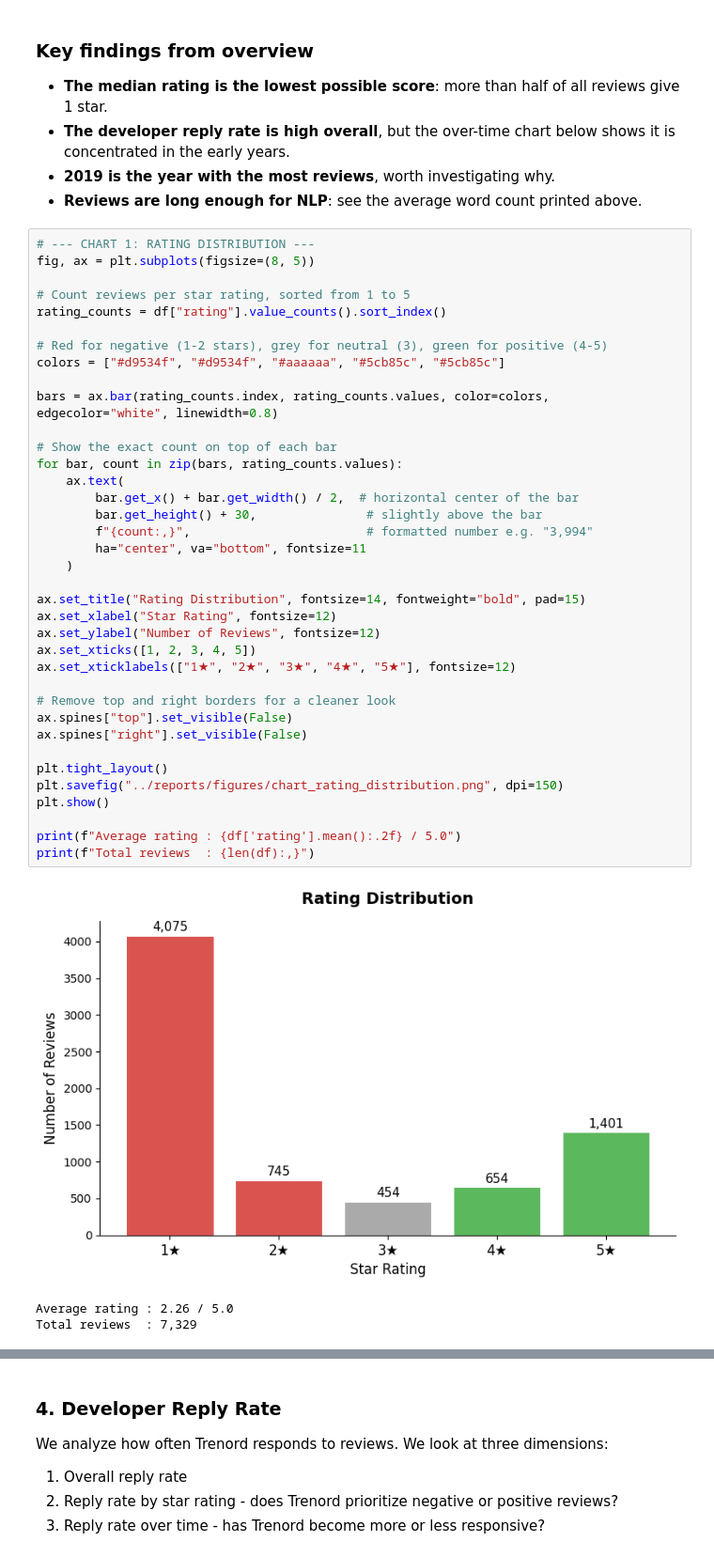
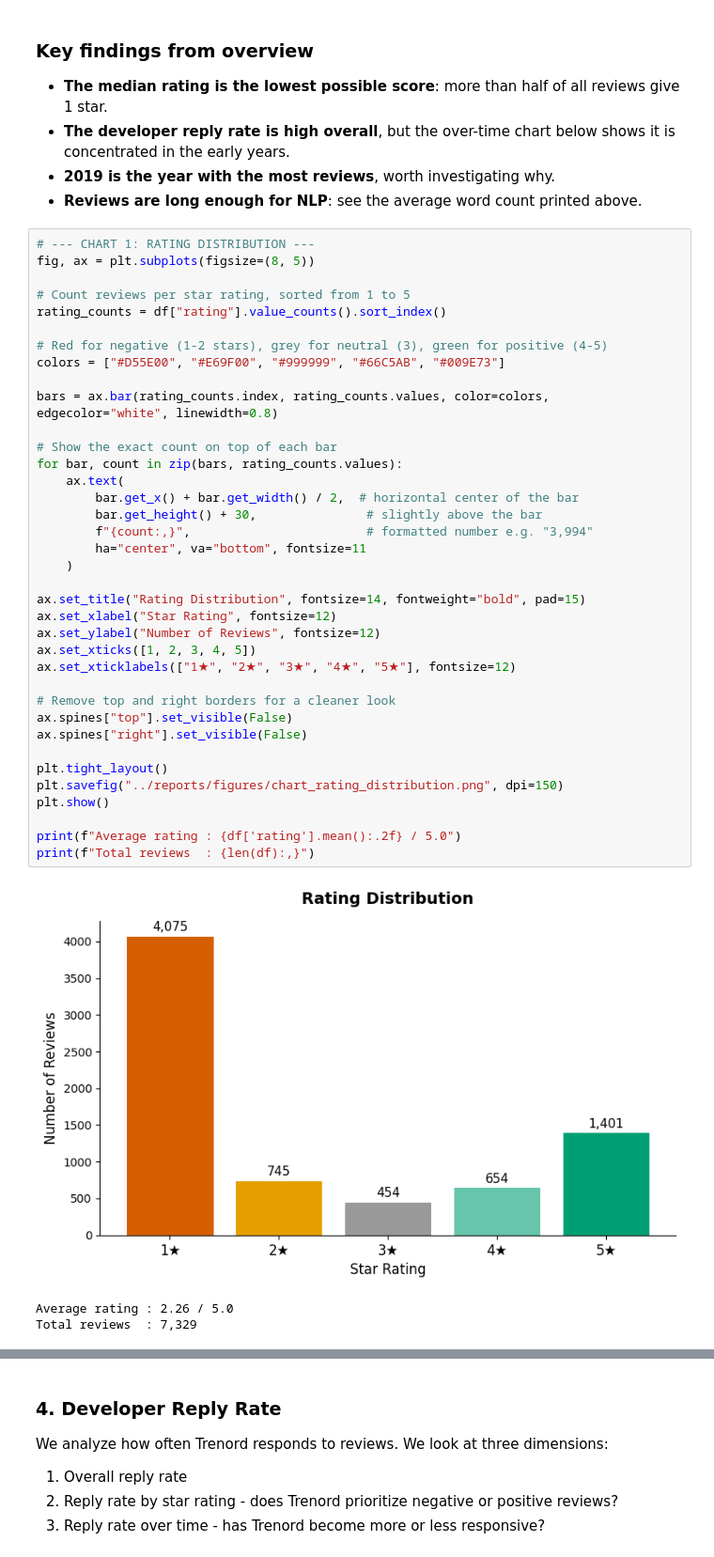
Before and after one commit to paolotroia-datavizlab/trenord-reviews-bertopic, a Jupyter notebook: notebooks/03_analysis.ipynb, the cells around one changed output, grey strips where cells are left out. Shown at 94% size. Drawn from its saved outputs; the diff is of its cells as text.

```diff
--- a/notebooks/03_analysis.ipynb
+++ b/notebooks/03_analysis.ipynb
@@ -78,37 +78,37 @@ fig, ax = plt.subplots(figsize=(8, 5))
 rating_counts = df["rating"].value_counts().sort_index()
 
 # Red for negative (1-2 stars), grey for neutral (3), green for positive (4-5)
-colors = ["#d9534f", "#d9534f", "#aaaaaa", "#5cb85c", "#5cb85c"]
+colors = ["#D55E00", "#E69F00", "#999999", "#66C5AB", "#009E73"]
 
 bars = ax.bar(rating_counts.index, rating_counts.values, color=colors, edgecolor="white", linewidth=0.8)
 
 # Show the exact count on top of each bar
 for bar, count in zip(bars, rating_counts.values):
     ax.text(
         bar.get_x() + bar.get_width() / 2,  # horizontal center of the bar
         bar.get_height() + 30,               # slightly above the bar
         f"{count:,}",                        # formatted number e.g. "3,994"
         ha="center", va="bottom", fontsize=11
     )
 
 ax.set_title("Rating Distribution", fontsize=14, fontweight="bold", pad=15)
 ax.set_xlabel("Star Rating", fontsize=12)
 ax.set_ylabel("Number of Reviews", fontsize=12)
 ax.set_xticks([1, 2, 3, 4, 5])
 ax.set_xticklabels(["1★", "2★", "3★", "4★", "5★"], fontsize=12)
 
 # Remove top and right borders for a cleaner look
 ax.spines["top"].set_visible(False)
 ax.spines["right"].set_visible(False)
 
 plt.tight_layout()
 plt.savefig("../reports/figures/chart_rating_distribution.png", dpi=150)
 plt.show()
 
 print(f"Average rating : {df['rating'].mean():.2f} / 5.0")
 print(f"Total reviews  : {len(df):,}")
 # %% [output]
-[figure, old version]
+[figure, new version]
 Average rating : 2.26 / 5.0
 Total reviews  : 7,329
 # %%
```
Also changed, not shown: parts of 6 cells of this notebook, 18 other files.
